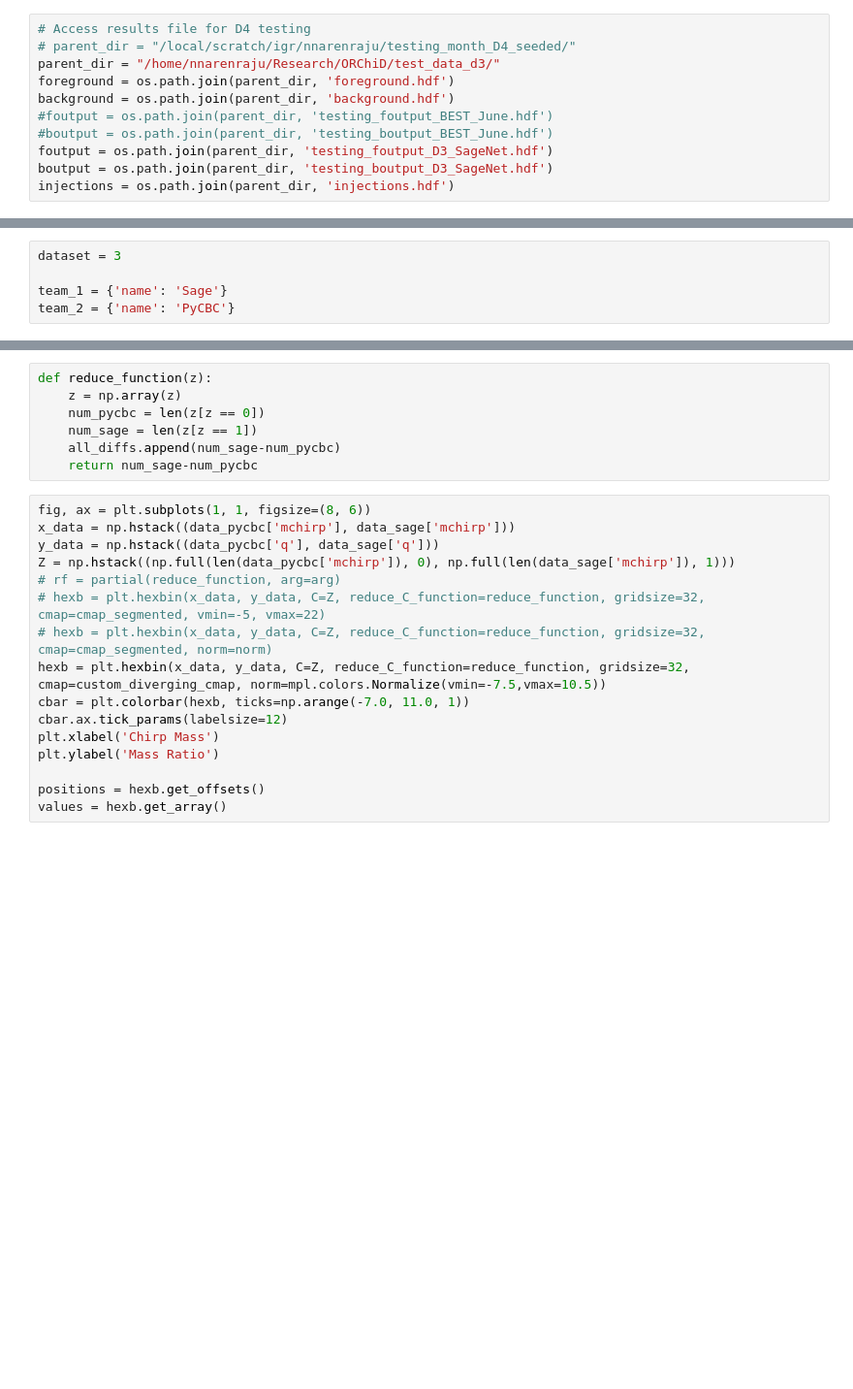
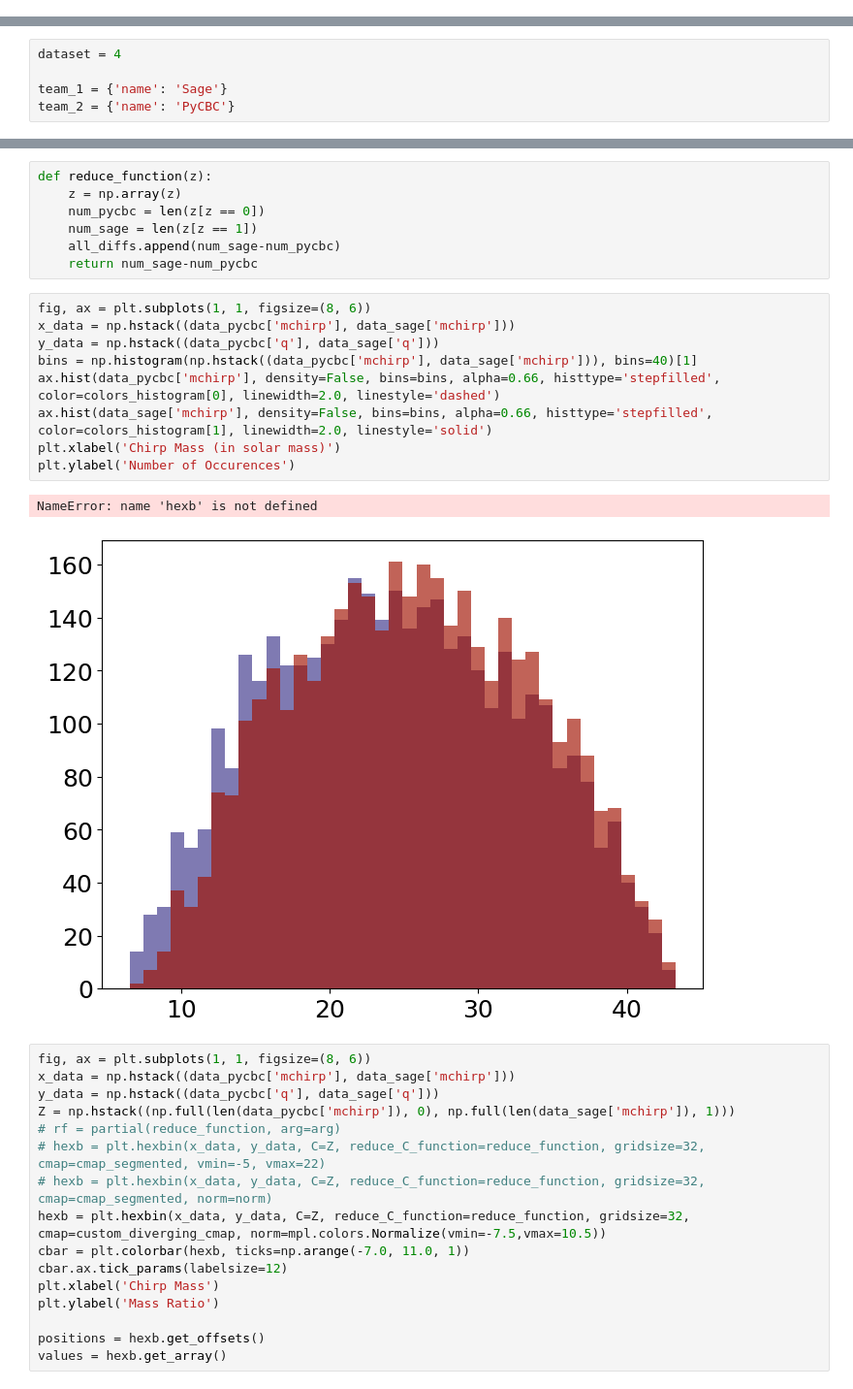
Before and after one commit to nnarenraju/sage, a Jupyter notebook: notebooks/evaluation_plots.ipynb, the cells around one changed output, grey strips where cells are left out. Shown at 97% size. Saved outputs shown, nothing was run; the diff lists cells and outputs as text; blank space fills up the shorter version.

Commit message:
Made some plots for MLinScience poster

```diff
--- a/notebooks/evaluation_plots.ipynb
+++ b/notebooks/evaluation_plots.ipynb
@@ -31,14 +31,3 @@ import matplotlib.colors as mcolors
 import sys
 sys.path.insert(0, "../")
 from evaluator import *
-# %%
-# Access results file for D4 testing
-# parent_dir = "/local/scratch/igr/nnarenraju/testing_month_D4_seeded/"
-parent_dir = "/home/nnarenraju/Research/ORChiD/test_data_d3/"
-foreground = os.path.join(parent_dir, 'foreground.hdf')
-background = os.path.join(parent_dir, 'background.hdf')
-#foutput = os.path.join(parent_dir, 'testing_foutput_BEST_June.hdf')
-#boutput = os.path.join(parent_dir, 'testing_boutput_BEST_June.hdf')
-foutput = os.path.join(parent_dir, 'testing_foutput_D3_SageNet.hdf')
-boutput = os.path.join(parent_dir, 'testing_boutput_D3_SageNet.hdf')
-injections = os.path.join(parent_dir, 'injections.hdf')
@@ -83,7 +83,7 @@ Duration calculated by find_injection_times = 2592000.0
 # %% [markdown]
 ### Read Results
 # %%
-dataset = 3
+dataset = 4
 
 team_1 = {'name': 'Sage'}
 team_2 = {'name': 'PyCBC'}
@@ -514,6 +514,18 @@ def reduce_function(z):
     num_sage = len(z[z == 1])
     all_diffs.append(num_sage-num_pycbc)
     return num_sage-num_pycbc
+# %%
+fig, ax = plt.subplots(1, 1, figsize=(8, 6))
+x_data = np.hstack((data_pycbc['mchirp'], data_sage['mchirp']))
+y_data = np.hstack((data_pycbc['q'], data_sage['q']))
+bins = np.histogram(np.hstack((data_pycbc['mchirp'], data_sage['mchirp'])), bins=40)[1]
+ax.hist(data_pycbc['mchirp'], density=False, bins=bins, alpha=0.66, histtype='stepfilled', color=colors_histogram[0], linewidth=2.0, linestyle='dashed')
+ax.hist(data_sage['mchirp'], density=False, bins=bins, alpha=0.66, histtype='stepfilled', color=colors_histogram[1], linewidth=2.0, linestyle='solid')
+plt.xlabel('Chirp Mass (in solar mass)')
+plt.ylabel('Number of Occurences')
+# %% [output]
+NameError: name 'hexb' is not defined
+[figure, added]
 # %%
 fig, ax = plt.subplots(1, 1, figsize=(8, 6))
 x_data = np.hstack((data_pycbc['mchirp'], data_sage['mchirp']))
```
Also changed, not shown: parts of 5 cells of this notebook, 1 other file.
